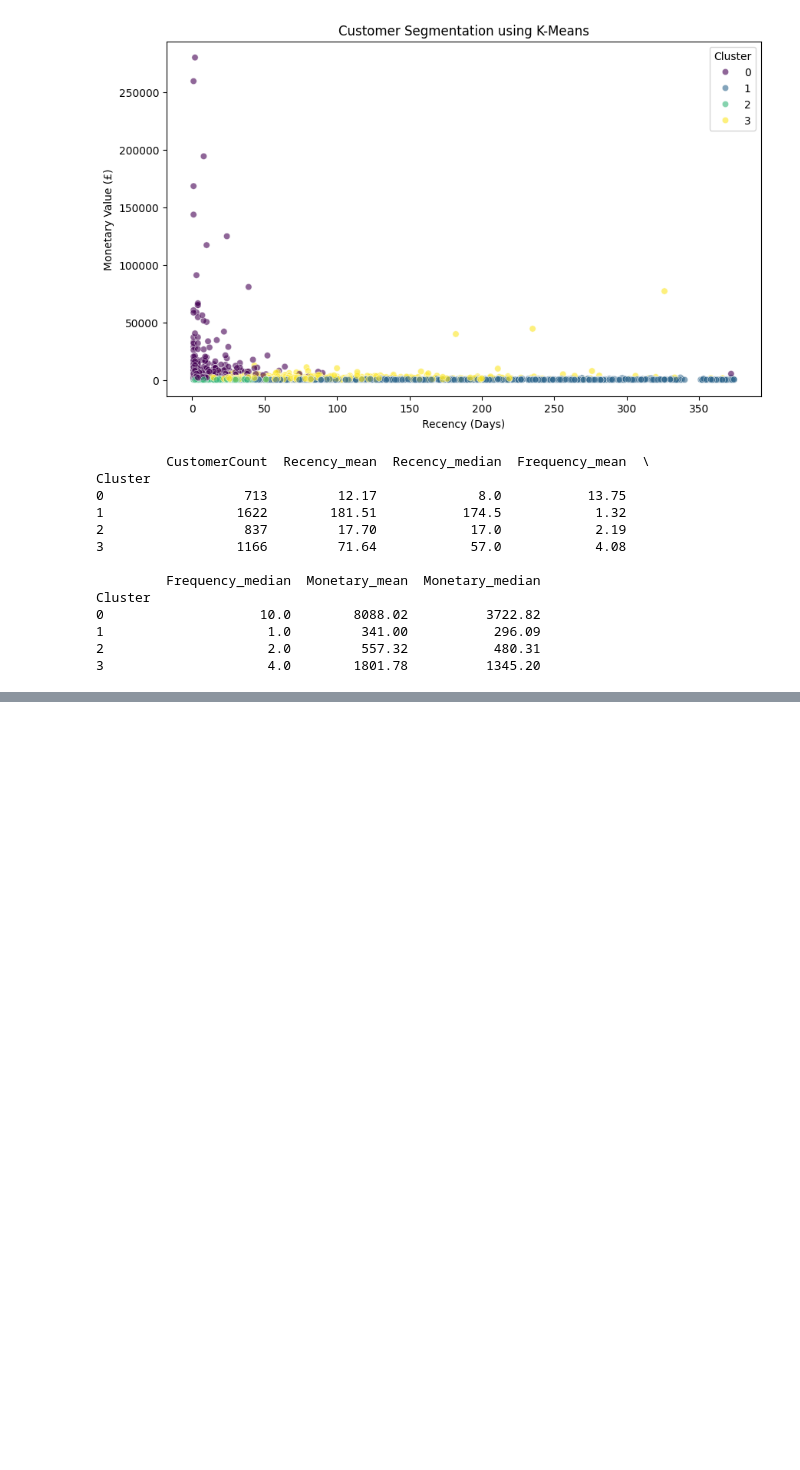
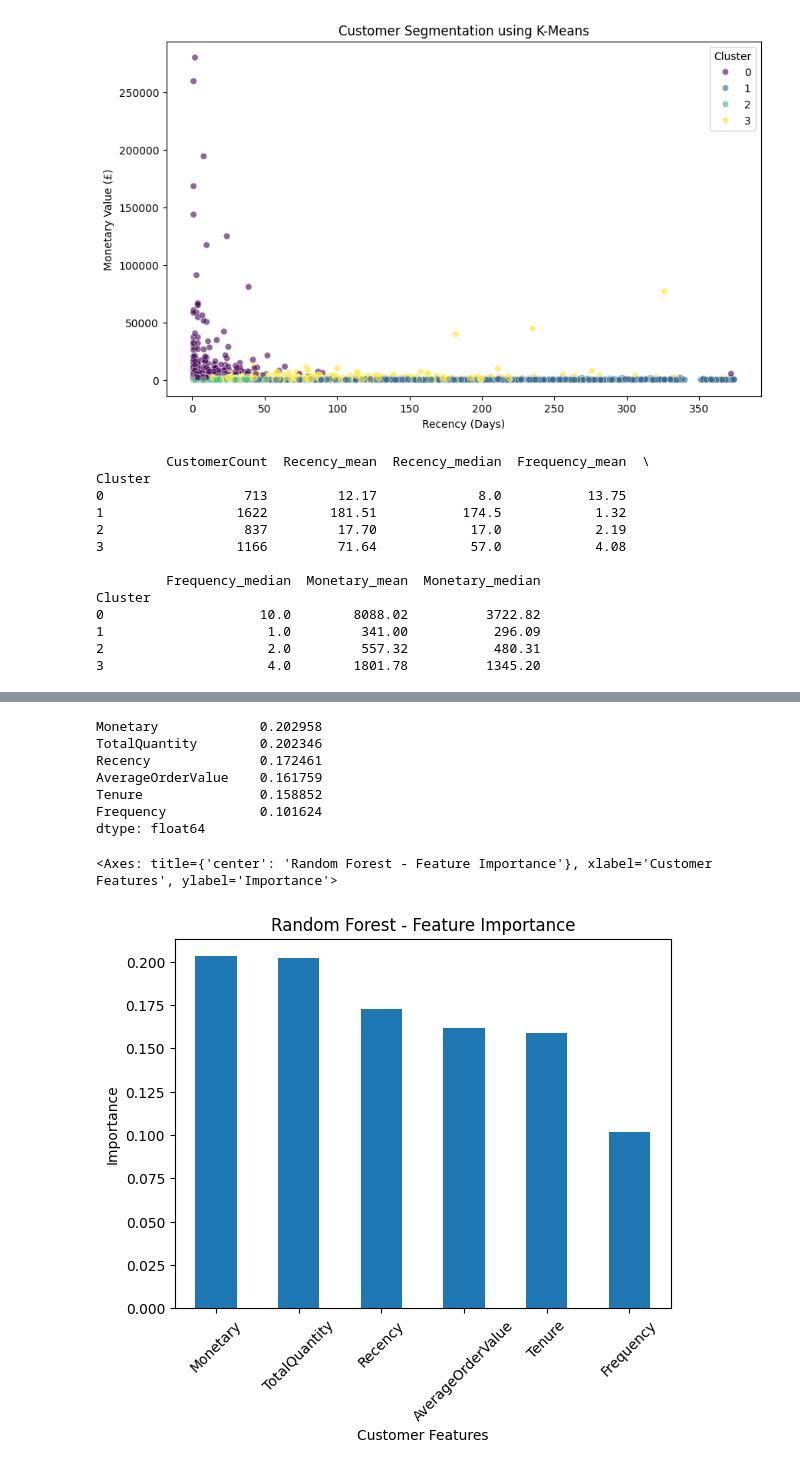
Before and after one commit to Meghakoranga/OnlineRetailAnalysis, a Jupyter notebook: OnlineRetailAnalysis.ipynb, the cells around one changed output, grey strips where cells are left out. Saved outputs shown, nothing was run; the diff lists cells and outputs as text; code cells hidden in the pictures; blank space fills up the shorter version.

```diff
--- a/OnlineRetailAnalysis.ipynb
+++ b/OnlineRetailAnalysis.ipynb
@@ -652,0 +886,28 @@ Cluster
+# %%
+from sklearn.preprocessing import StandardScaler
+from sklearn.pipeline import Pipeline
+from sklearn.linear_model import LogisticRegression
+from sklearn.ensemble import RandomForestClassifier
+
+# Logistic Regression
+logistic_model = Pipeline([
+    ("scaler", StandardScaler()),
+    ("model", LogisticRegression(
+        max_iter=1000,
+        class_weight="balanced",
+        random_state=42
+    ))
+])
+
+logistic_model.fit(X_train, y_train)
+
+rf_model = RandomForestClassifier(
+    n_estimators=300,
+    class_weight="balanced",
+    random_state=42,
+    n_jobs=-1
+)
+
+rf_model.fit(X_train, y_train)
+
+print("Both models trained successfully!")
@@ -652,0 +978,25 @@ Cluster
+# %%
+importance = pd.Series(
+    rf_model.feature_importances_,
+    index=features
+).sort_values(ascending=False)
+
+print(importance)
+
+importance.plot(
+    kind="bar",
+    title="Random Forest - Feature Importance",
+    ylabel="Importance",
+    xlabel="Customer Features",
+    rot=45
+)
+# %% [output]
+Monetary             0.202958
+TotalQuantity        0.202346
+Recency              0.172461
+AverageOrderValue    0.161759
+Tenure               0.158852
+Frequency            0.101624
+dtype: float64
+<Axes: title={'center': 'Random Forest - Feature Importance'}, xlabel='Customer Features', ylabel='Importance'>
+[figure, added]
```
Also changed, not shown: parts of 8 cells of this notebook.
